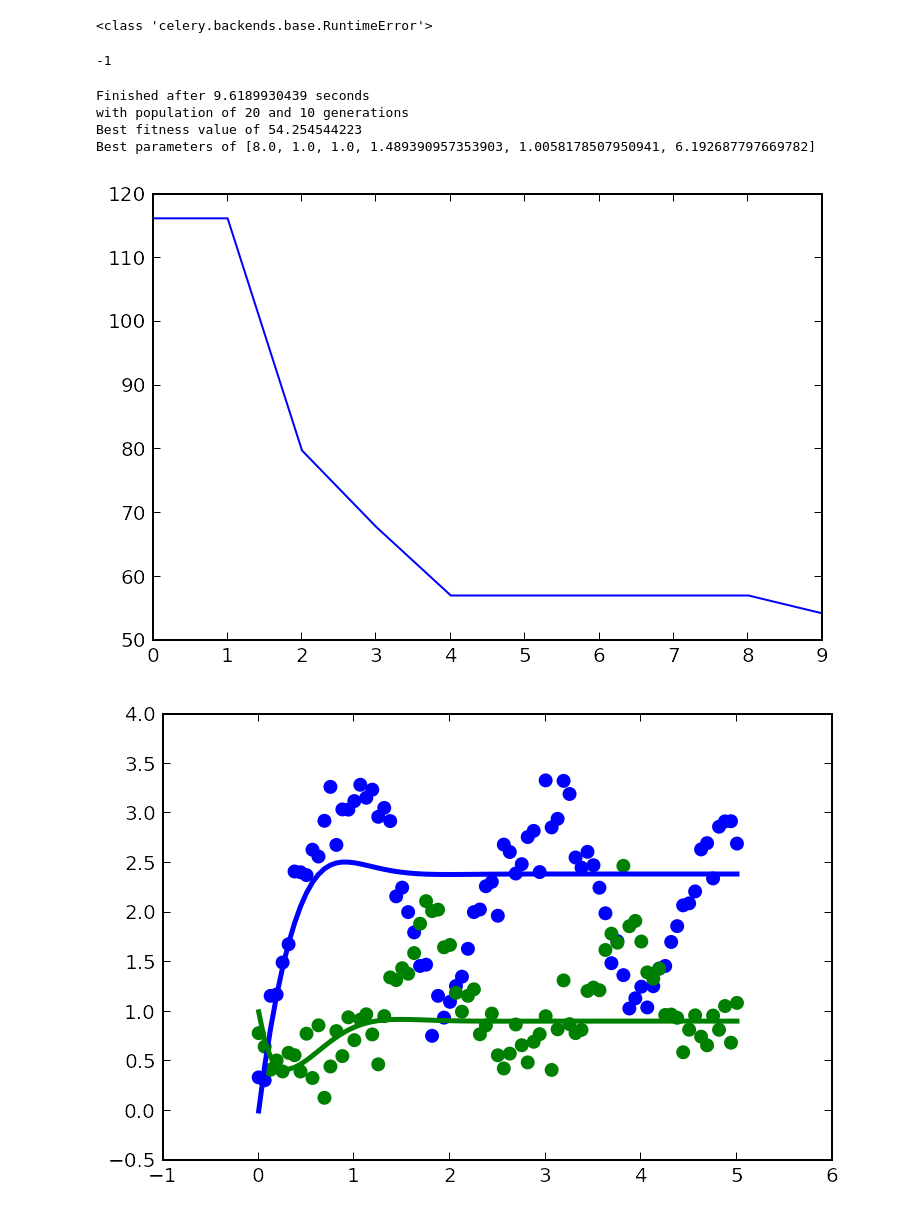
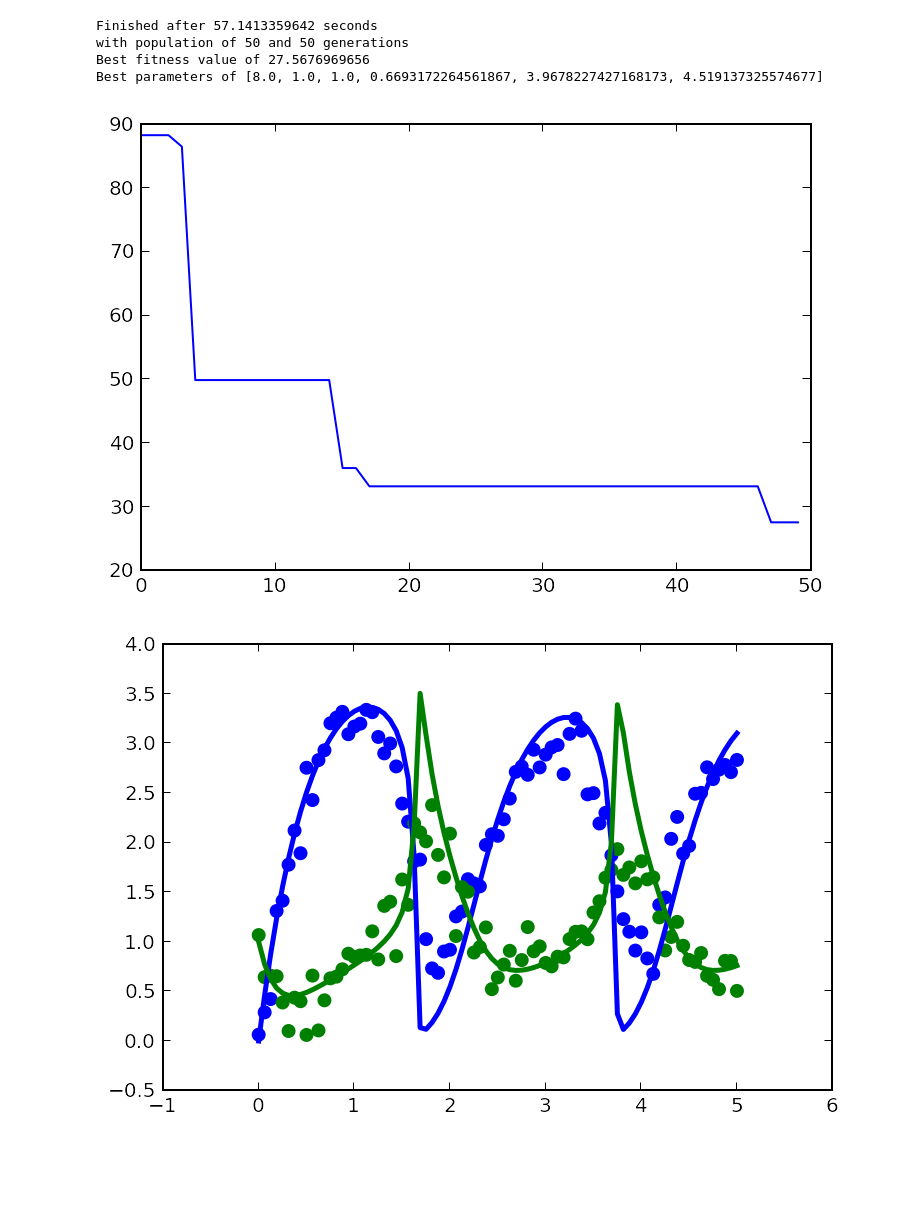
Before and after one commit to stanleygu/ipython-notebook-tools, a Jupyter notebook: examples.ipynb, the cells around one changed output. Cells and saved outputs as stored; diff of their text form; code cells hidden in the pictures; blank space fills up the shorter version.

```diff
--- a/examples.ipynb
+++ b/examples.ipynb
@@ -198,38 +196,29 @@ An exception of type RuntimeError occured. Arguments:
-# %%
-print type(e)
-import celery
-import celery.backends.base
-type(e)
-e.message.find('CVODE')
-# %% [output]
-<class 'celery.backends.base.RuntimeError'>
--1
 # %%
 import diffevolution
-MAX_GENS = 10
-POPULATION = 20
+MAX_GENS = 50
+POPULATION = 50
 deAsync = diffevolution.DiffEvolution(rr,
                    fitnessFcn=getAsyncFitness,
                    simFcn=asyncSim,
                    ASYNC=True,
                    SAVE_RESULTS=True,
                    MAX_GENS=MAX_GENS,
                    POPULATION=POPULATION,
                    paramRangeDict={
                      'J0_v0': (8, 8),
                      'J1_k3': (1, 1),
                      'J2_k1': (1, 1),
                      #'J2_c': (1, 1),
                      #'J2_q': (3, 3),
                      #'J3_k2': (5, 5)
                    })
 deAsync.start()
 deAsync.plotFitnesses()
 deAsync.plotBest(observed=noisyResults)
 # %% [output]
-Finished after 9.6189930439 seconds
-with population of 20 and 10 generations
-Best fitness value of 54.254544223
-Best parameters of [8.0, 1.0, 1.0, 1.489390957353903, 1.0058178507950941, 6.192687797669782]
+Finished after 57.1413359642 seconds
+with population of 50 and 50 generations
+Best fitness value of 27.5676969656
+Best parameters of [8.0, 1.0, 1.0, 0.6693172264561867, 3.9678227427168173, 4.519137325574677]
-[figure, old version]
+[figure, new version]
-[figure, old version]
+[figure, new version]
```
Also changed, not shown: parts of 33 cells of this notebook.
